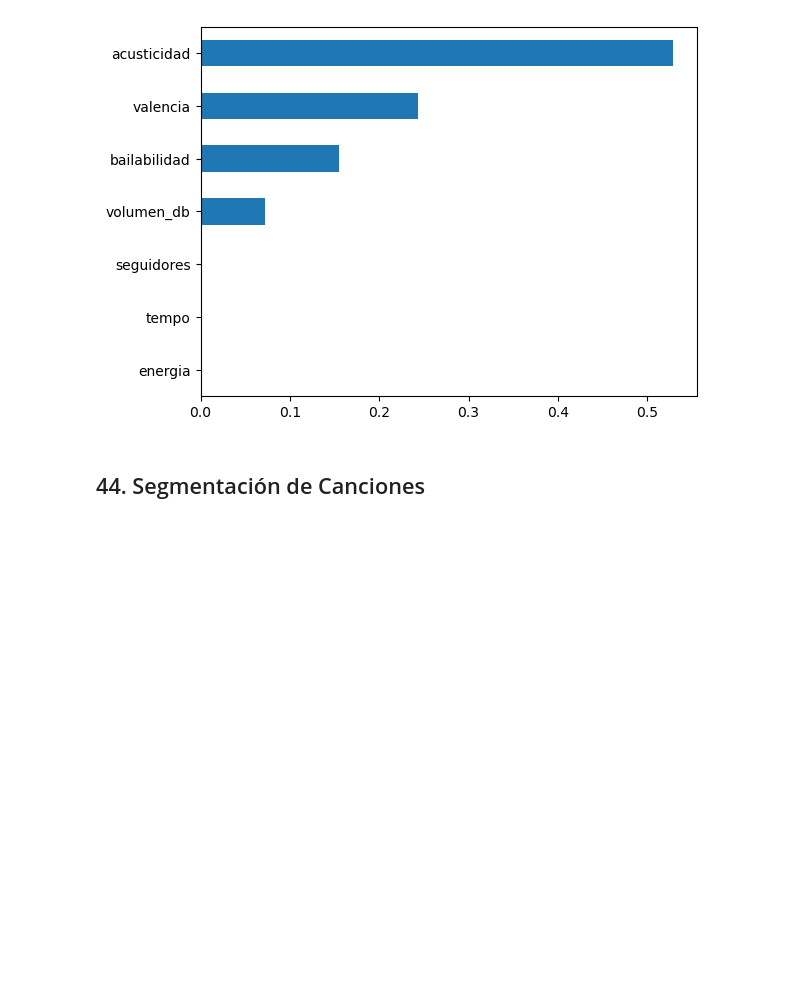
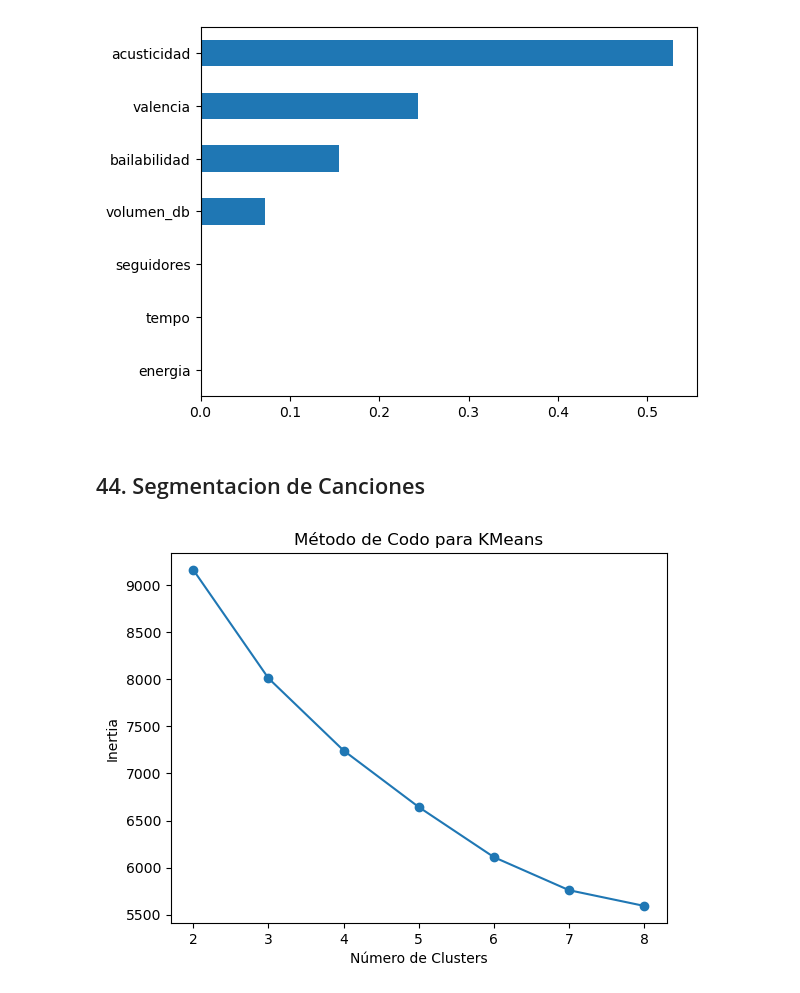
Before and after one commit to MetalMaxALIZ/Proyecto_Data_Wizards, a Jupyter notebook: 02_ML.ipynb, the cells around one changed output. Drawn from its saved outputs; the diff is of its cells as text; code cells hidden in the pictures; blank space fills up the shorter version.

```diff
--- a/02_ML.ipynb
+++ b/02_ML.ipynb
@@ -174,6 +175,26 @@ pd.Series(modelo_arbol.feature_importances_, index=features).sort_values().plot(
 <Axes: >
 [figure]
 # %% [markdown]
-## 44. Segmentación de Canciones
+## 44. Segmentacion de Canciones
 # %%
-features_acusticas = ['energia', 'bailabilidad', 'valencia', 'acusticidad', 'tempo', 'instrumentalidad']
+features_km = ['energia', 'bailabilidad', 'valencia', 'acusticidad', 'instrumentalidad', 'tempo']
+
+# Escalar las features acústicas
+scaler = StandardScaler()
+X_scaled_acusticas = pd.DataFrame(scaler.fit_transform(canciones[features_km]), columns=features_km)
+# %%
+# Metodo de codo
+from sklearn.cluster import KMeans
+inertia = []
+for k in range(2, 9):
+    kmeans = KMeans(n_clusters=k, random_state=42)
+    kmeans.fit(X_scaled_acusticas)
+    inertia.append(kmeans.inertia_)
+
+plt.plot(range(2, 9), inertia, marker='o')
+plt.xlabel('Número de Clusters')
+plt.ylabel('Inertia')
+plt.title('Método de Codo para KMeans')
+plt.show()
+# %% [output]
+[figure, added]
```
Also changed, not shown: parts of 15 cells of this notebook.
